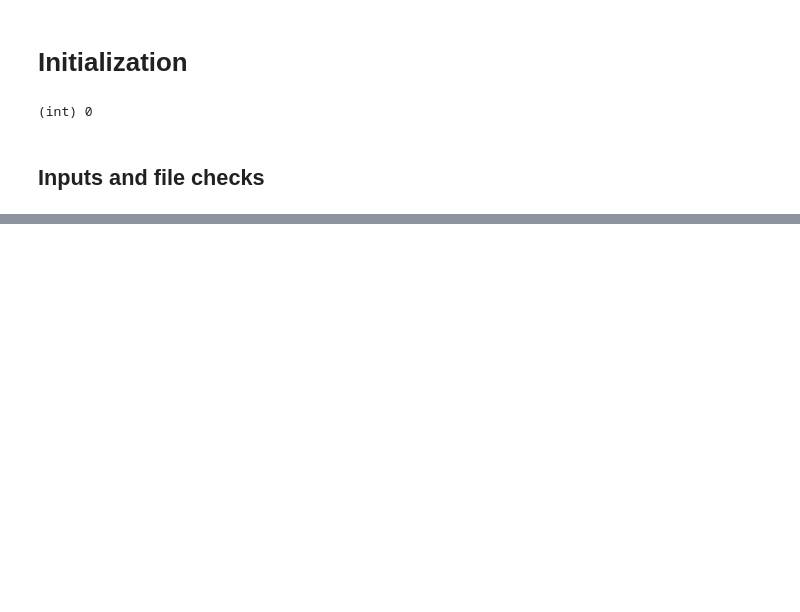
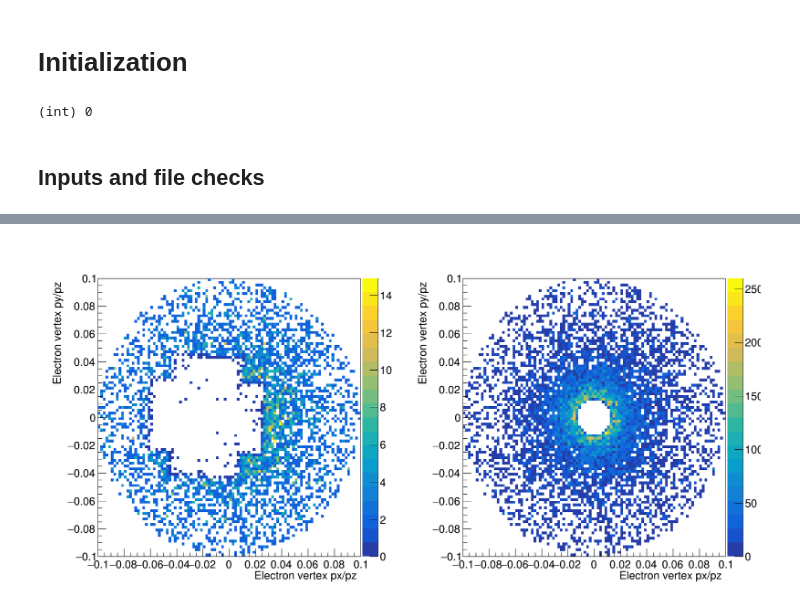
Before and after one commit to blackcathj/macros-1, a Jupyter notebook: detectors/EICDetector/Plot.ipynb, the cells around one changed output, grey strips where cells are left out. Saved outputs shown, nothing was run; the diff lists cells and outputs as text; code cells hidden in the pictures; blank space fills up the shorter version.

```diff
--- a/detectors/EICDetector/Plot.ipynb
+++ b/detectors/EICDetector/Plot.ipynb
@@ -111,0 +115,97 @@ T->Show(0);
+# %%
+%%cpp
+
+{
+    const int n_Seg = 100;
+
+    const char *hist_name_prefix = "TowerScan";
+    auto c1 = new TCanvas(TString("TowerScan") ,
+                        TString("TowerScan"),
+                        1800, 900);
+
+    c1->Divide(2, 1);
+    int idx = 1;
+    TPad *p;
+
+        TH2F * hSumE2D = new TH2F("hSumE2D",";Electron vertex px/pz;Electron vertex py/pz",n_Seg,-.1,.1,n_Seg,-.1,.1);
+    {
+        p = (TPad *) c1->cd(idx++);
+        c1->Update();
+        // p->SetLogy();
+
+    gPad->SetLeftMargin(0.15);
+        T->Draw("PHG4Particle[0].fpy/PHG4Particle[0].fpz:PHG4Particle[0].fpx/PHG4Particle[0].fpz>>hSumE2D","Sum$(TOWER_SIM_FEMC.get_energy())","colz")     ;
+    }
+
+        TH2F * hSumTruthE2D = new TH2F("hSumTruthE2D",";Electron vertex px/pz;Electron vertex py/pz",n_Seg,-.1,.1,n_Seg,-.1,.1);
+    {
+        p = (TPad *) c1->cd(idx++);
+        c1->Update();
+
+    gPad->SetLeftMargin(0.15);
+
+        T->Draw("PHG4Particle[0].fpy/PHG4Particle[0].fpz:PHG4Particle[0].fpx/PHG4Particle[0].fpz>>hSumTruthE2D","PHG4Particle[0].fe","colz")     ;
+
+    }
+
+    c1->Draw();
+
+    {
+    c1 = new TCanvas(TString("Tower2DRatio") ,
+                        TString("Tower2DRatio"),
+                        2000, 1800);
+
+    c1->Divide(1, 1);
+    int idx = 1;
+    TPad *p;
+
+        p = (TPad *) c1->cd(idx++);
+        c1->Update();
+
+    p->SetLeftMargin(0.15);
+    //    p->DrawFrame(-.1,-.1,.1,.1);
+
+    TH2F * hSumRatio2D = (TH2F *)hSumE2D->Clone("hSumRatio2D");
+
+    hSumRatio2D->Divide(hSumE2D, hSumTruthE2D, 1, 1, "B");
+
+    hSumRatio2D->Draw("COLZ");
+
+    //hSumRatio2D->SetMaximum(1);
+
+    hSumRatio2D->GetZaxis()->SetTickSize(0.01);
+    hSumRatio2D->GetZaxis()->SetLabelOffset(0.01);
+    hSumRatio2D->GetZaxis()->SetTitleOffset(1.3);
+
+
+    vector<double> etas {-5, -4, -3};
+    for (double eta : etas)
+    {
+        const double theta = -2 * atan(exp(-eta));
+
+        int n = 200;
+        vector<double> xs(n+1);
+        vector<double> ys(n+1);
+
+        for (int i=0; i<=n; ++i)
+        {
+            xs[i] = tan(theta) * cos(((double)i)/n*2*TMath::Pi());
+            ys[i] = tan(theta) * sin(((double)i)/n*2*TMath::Pi());
+        }
+
+        TPolyLine *pline = new TPolyLine(n+1,xs.data(),ys.data());
+       pline->SetLineColor(kGray);
+       pline->SetFillStyle(0);
+       pline->Draw();
+
+        TLatex * t = new TLatex(0, tan(theta), Form("#eta = %.1f", eta));
+        t->Draw();
+
+    }
+
+
+    c1->Draw();
+    }
+}
+# %% [output]
+[figure, added]
```
Also changed, not shown: parts of 10 cells of this notebook, 3 other files.
